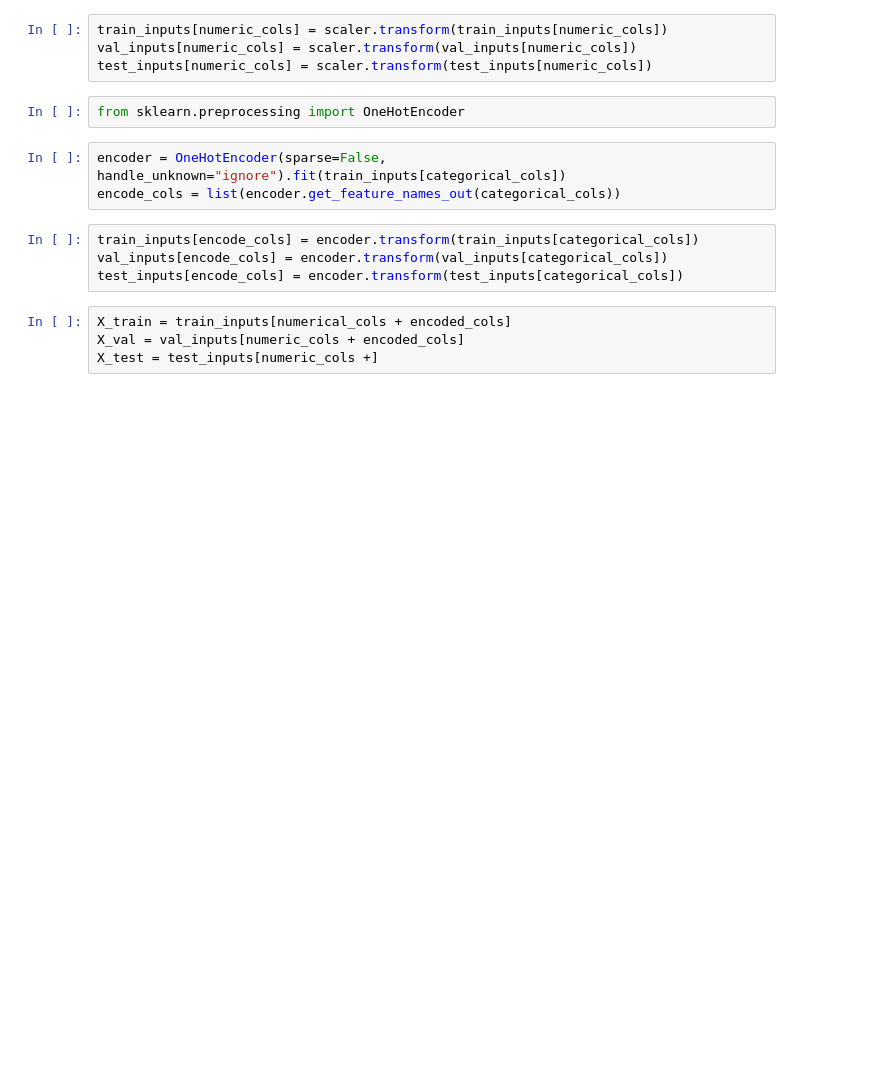
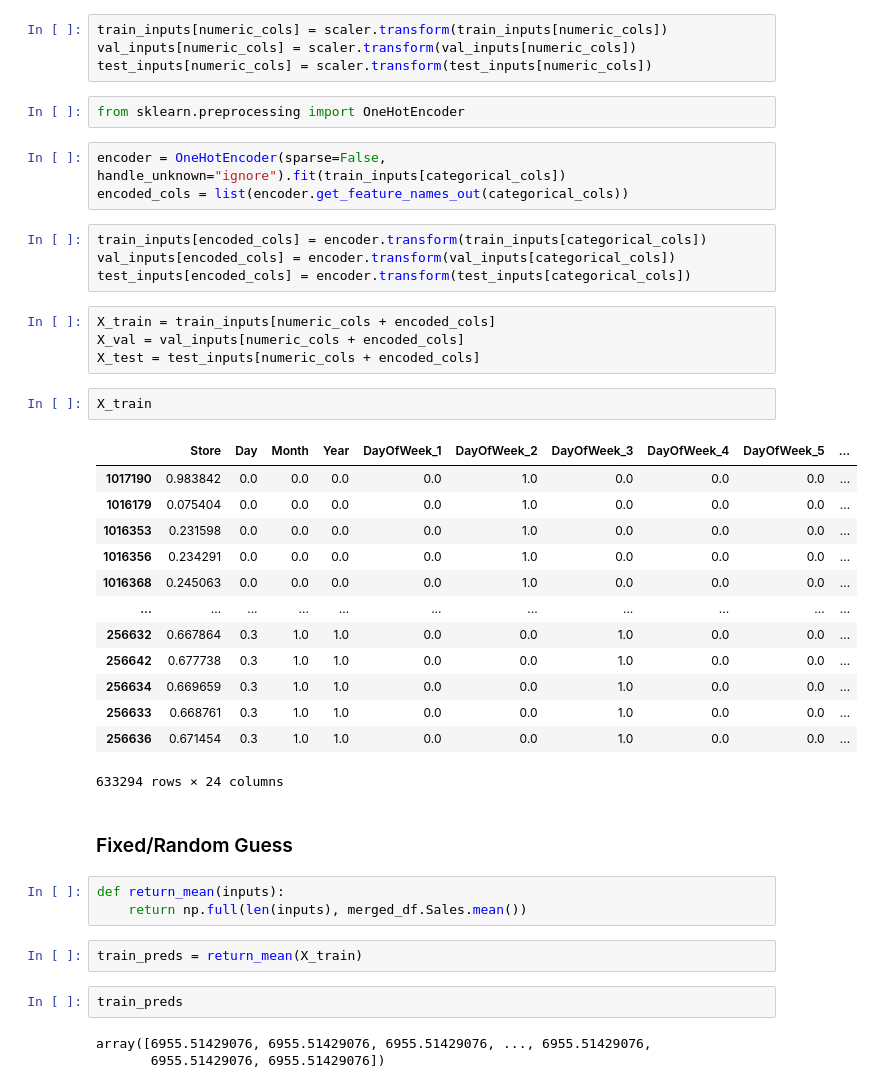
Before and after one commit to Harsh21S/rossmann-store-sales, a Jupyter notebook: notebook/Untitled.ipynb, the cells around one changed output. Drawn from its saved outputs; the diff is of its cells as text; blank space fills up the shorter version.

```diff
--- a/notebook/Untitled.ipynb
+++ b/notebook/Untitled.ipynb
@@ -382,12 +384,40 @@ test_inputs[numeric_cols] = scaler.transform(test_inputs[numeric_cols])
 from sklearn.preprocessing import OneHotEncoder
 # %%
 encoder = OneHotEncoder(sparse=False, handle_unknown="ignore").fit(train_inputs[categorical_cols])
-encode_cols = list(encoder.get_feature_names_out(categorical_cols))
+encoded_cols = list(encoder.get_feature_names_out(categorical_cols))
 # %%
-train_inputs[encode_cols] = encoder.transform(train_inputs[categorical_cols])
-val_inputs[encode_cols] = encoder.transform(val_inputs[categorical_cols])
-test_inputs[encode_cols] = encoder.transform(test_inputs[categorical_cols])
+train_inputs[encoded_cols] = encoder.transform(train_inputs[categorical_cols])
+val_inputs[encoded_cols] = encoder.transform(val_inputs[categorical_cols])
+test_inputs[encoded_cols] = encoder.transform(test_inputs[categorical_cols])
 # %%
-X_train = train_inputs[numerical_cols + encoded_cols]
+X_train = train_inputs[numeric_cols + encoded_cols]
 X_val = val_inputs[numeric_cols + encoded_cols]
-X_test = test_inputs[numeric_cols +]
+X_test = test_inputs[numeric_cols + encoded_cols]
+# %%
+X_train
+# %% [output]
+|  | Store | Day | Month | Year | DayOfWeek_1 | DayOfWeek_2 | DayOfWeek_3 | DayOfWeek_4 | DayOfWeek_5 | ... |
+| 1017190 | 0.983842 | 0.0 | 0.0 | 0.0 | 0.0 | 1.0 | 0.0 | 0.0 | 0.0 | ... |
+| 1016179 | 0.075404 | 0.0 | 0.0 | 0.0 | 0.0 | 1.0 | 0.0 | 0.0 | 0.0 | ... |
+| 1016353 | 0.231598 | 0.0 | 0.0 | 0.0 | 0.0 | 1.0 | 0.0 | 0.0 | 0.0 | ... |
+| 1016356 | 0.234291 | 0.0 | 0.0 | 0.0 | 0.0 | 1.0 | 0.0 | 0.0 | 0.0 | ... |
+| 1016368 | 0.245063 | 0.0 | 0.0 | 0.0 | 0.0 | 1.0 | 0.0 | 0.0 | 0.0 | ... |
+| ... | ... | ... | ... | ... | ... | ... | ... | ... | ... | ... |
+| 256632 | 0.667864 | 0.3 | 1.0 | 1.0 | 0.0 | 0.0 | 1.0 | 0.0 | 0.0 | ... |
+| 256642 | 0.677738 | 0.3 | 1.0 | 1.0 | 0.0 | 0.0 | 1.0 | 0.0 | 0.0 | ... |
+| 256634 | 0.669659 | 0.3 | 1.0 | 1.0 | 0.0 | 0.0 | 1.0 | 0.0 | 0.0 | ... |
+| 256633 | 0.668761 | 0.3 | 1.0 | 1.0 | 0.0 | 0.0 | 1.0 | 0.0 | 0.0 | ... |
+| 256636 | 0.671454 | 0.3 | 1.0 | 1.0 | 0.0 | 0.0 | 1.0 | 0.0 | 0.0 | ... |
+633294 rows × 24 columns
+# %% [markdown]
+### Fixed/Random Guess
+# %%
+def return_mean(inputs):
+    return np.full(len(inputs), merged_df.Sales.mean())
+# %%
+train_preds = return_mean(X_train)
+# %%
+train_preds
+# %% [output]
+array([6955.51429076, 6955.51429076, 6955.51429076, ..., 6955.51429076,
+       6955.51429076, 6955.51429076])
```
Also changed, not shown: parts of 21 cells of this notebook.
